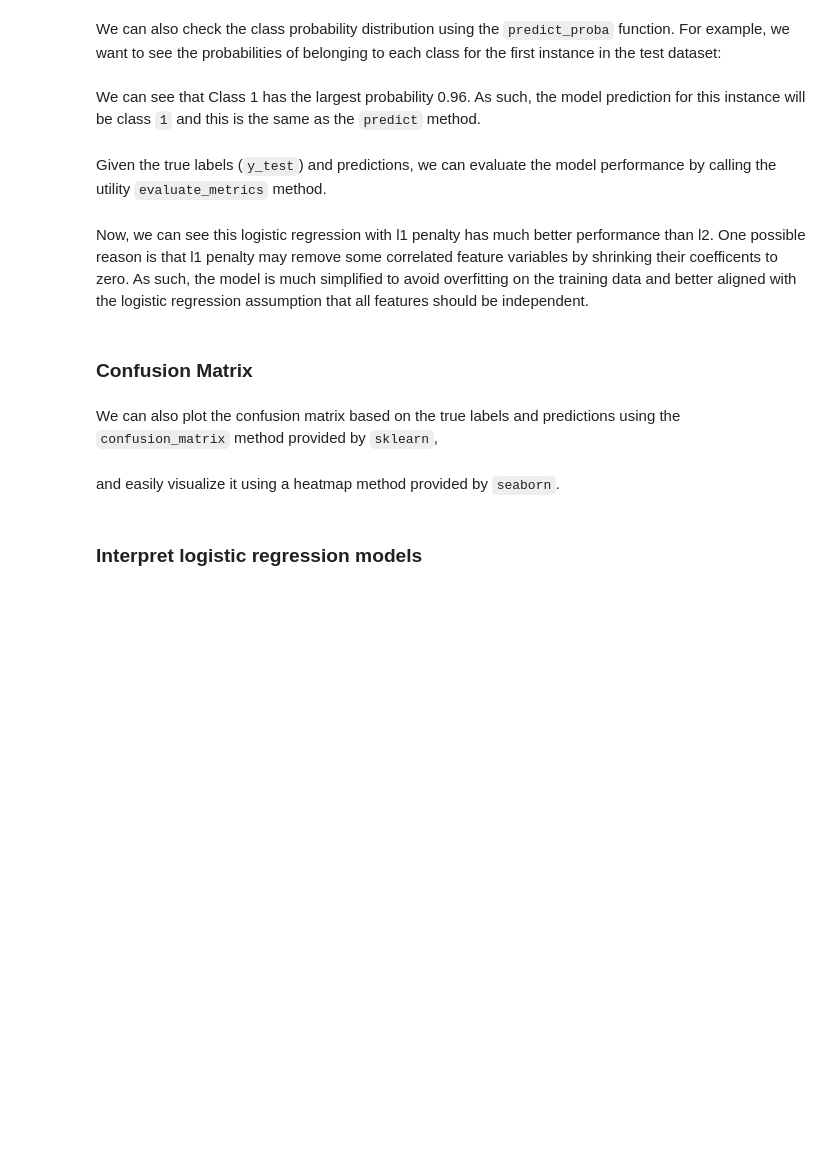
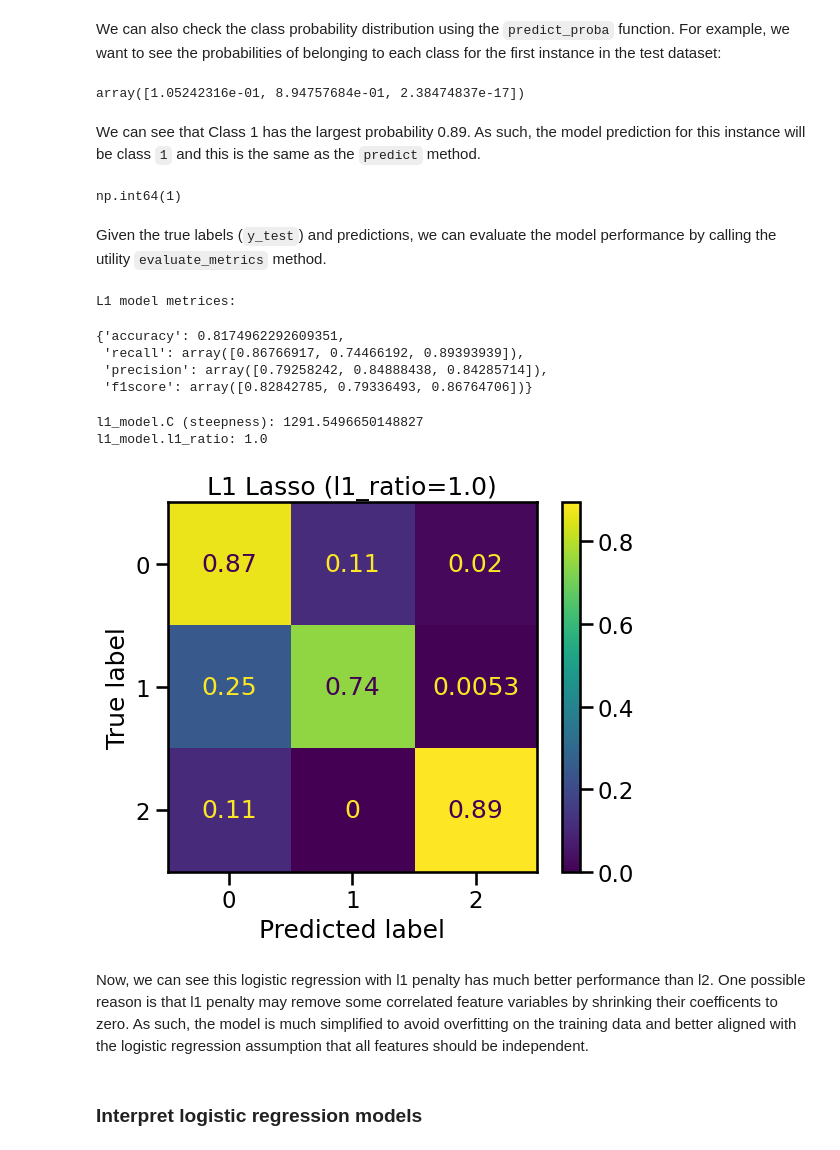
Before and after one commit to batspike/ML-Projects-and-Tutorials, a Jupyter notebook: IBM_Machine_Learning/03_SupervisedMachineLearning_Classification/Module01_LogisticRegression_PracticeLab.ipynb, the cells around one changed output. Drawn from its saved outputs; the diff is of its cells as text; code cells hidden in the pictures; blank space fills up the shorter version.

```diff
--- a/IBM_Machine_Learning/03_SupervisedMachineLearning_Classification/Module01_LogisticRegression_PracticeLab.ipynb
+++ b/IBM_Machine_Learning/03_SupervisedMachineLearning_Classification/Module01_LogisticRegression_PracticeLab.ipynb
@@ -180,3 +265,12 @@ l1_model = LogisticRegression(random_state=rs, penalty=penalty, multi_class=mult
+# %%
+# Define a logistic regression model L1 model, multinomial is auto detected by default
+l1_model = LogisticRegression(
+                C=1291.5496650148827,
+                random_state=42,
+                l1_ratio=1.0,       # 1.0 means 100% L1 (Lasso); 0.0 means 100% L2 (Ridge); l1_ratio is for Elastic Net
+                solver='saga',      # for L1 (Lasso) model, only 'saga' or 'liblinear' support L1
+                max_iter=5000
+            )
 # %% [markdown]
 We can start to train the new `l1_model` with the new taining dataset.
 # %%
@@ -184,15 +281,19 @@ l1_model.fit(X_train, y_train)
 # %% [markdown]
 And, make predictions using the input in the test dataset.
 # %%
-l1_preds = l1_model.predict(X_test)
+l1_preds = l1_model.predict(X_test_scaled)
 # %% [markdown]
 We can also check the class probability distribution using the `predict_proba` function. For example, we want to see the probabilities of belonging to each class for the first instance in the test dataset:
 # %%
-odd_ratios = l1_model.predict_proba(X_test[:1, :])[0]
+odd_ratios = l1_model.predict_proba(X_test_scaled[:1, :])[0]
 odd_ratios
+# %% [output]
+array([1.05242316e-01, 8.94757684e-01, 2.38474837e-17])
 # %% [markdown]
-We can see that  Class 1 has the largest probability 0.96. As such, the model prediction for this instance will be class `1` and this is the same as the `predict` method.
+We can see that  Class 1 has the largest probability 0.89. As such, the model prediction for this instance will be class `1` and this is the same as the `predict` method.
 # %%
-l1_model.predict(X_test[:1, :])[0]
+l1_model.predict(X_test_scaled[:1, :])[0]
+# %% [output]
+np.int64(1)
 # %% [markdown]
 Given the true labels (`y_test`) and predictions, we can evaluate the model performance by calling the utility `evaluate_metrics`  method.
@@ -201,6 +300,25 @@ evaluate_metrics(y_test, l1_preds)
+# %%
+print("L1 model metrices:")
+
+display(evaluate_metrics(y_test, l1_preds))
+print(f"l1_model.C (steepness): {l1_model.C}")
+print(f"l1_model.l1_ratio: {l1_model.l1_ratio}")
+
+cf = confusion_matrix(y_test, l1_preds, normalize='true')
+
+sns.set_context('talk')
+disp = ConfusionMatrixDisplay(confusion_matrix=cf,display_labels=l1_model.classes_)
+disp.plot()
+plt.title('L1 Lasso (l1_ratio=1.0)')
+plt.show()
+# %% [output]
+L1 model metrices:
+{'accuracy': 0.8174962292609351,
+ 'recall': array([0.86766917, 0.74466192, 0.89393939]),
+ 'precision': array([0.79258242, 0.84888438, 0.84285714]),
+ 'f1score': array([0.82842785, 0.79336493, 0.86764706])}
+l1_model.C (steepness): 1291.5496650148827
+l1_model.l1_ratio: 1.0
+[figure, added]
 # %% [markdown]
 Now, we can see this logistic regression with l1 penalty has much better performance than l2. One possible reason is that l1 penalty may remove some correlated feature variables by shrinking their coefficents to zero. As such, the model is much simplified to avoid overfitting on the training data and better aligned with the logistic regression assumption that all features should be independent.
-# %% [markdown]
-### Confusion Matrix
-# %% [markdown]
-We can also plot the confusion matrix based on the true labels and predictions using the `confusion_matrix` method provided by `sklearn`,
@@ -209,2 +324,0 @@ cf = confusion_matrix(y_test, l1_preds, normalize='true')
-# %% [markdown]
-and easily visualize it using a heatmap method provided by `seaborn`.
```
Also changed, not shown: parts of 88 cells of this notebook, 5 other files.
